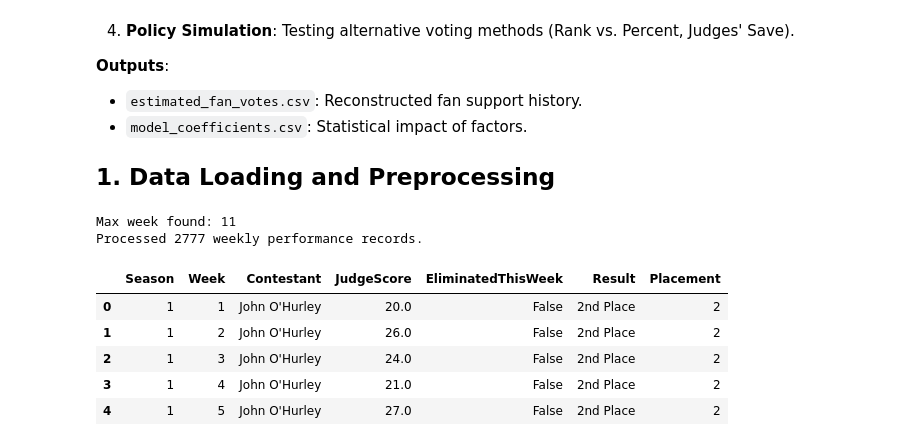
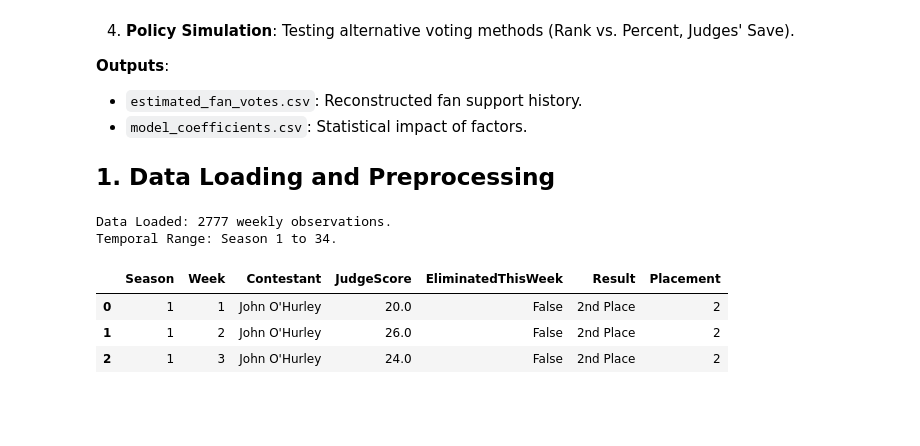
Before and after one commit to Mirakelor/Data-With-The-Stars, a Jupyter notebook: Analysis_MCM_Problem_C.ipynb, the cells around one changed output. Cells and saved outputs as stored; diff of their text form; code cells hidden in the pictures; blank space fills up the shorter version.

Commit message:
feat: new result

```diff
--- a/Analysis_MCM_Problem_C.ipynb
+++ b/Analysis_MCM_Problem_C.ipynb
@@ -20,28 +20,26 @@ import matplotlib.pyplot as plt
 import seaborn as sns
 from scipy.stats import rankdata
 import re
-from typing import Iterable, List, Optional, Tuple
+from typing import Iterable, List, Optional, Tuple, Dict
 import statsmodels.api as sm
 import sklearn.preprocessing as preprocessing
 import warnings
 
+# Suppress warnings for cleaner output
 warnings.filterwarnings('ignore')
 
-# --- Data Loading and Helper Functions ---
+# --- DATA PREPROCESSING & STANDARDIZATION ---
 
 WEEK_SCORE_PATTERN = re.compile(r"^week(\d+)_judge(\d+)_score$")
 
 def load_raw_data(file_path: str) -> pd.DataFrame:
-    """Load the raw COMAP dataset from a CSV file."""
+    """Load the raw dataset."""
     return pd.read_csv(file_path)
 
 def parse_elimination_week(result_str: object) -> Optional[object]:
     """
-    Parse the elimination week from the 'results' field.
-    Returns:
-        - int week number if the contestant was eliminated in a specific week
-        - 'Final' if the contestant reached the finals
-        - None if no reliable information is present
+    Parses the elimination week from the result string.
+    Returns the week number (int) or 'Final' (str).
     """
     if pd.isna(result_str):
         return None
@@ -54,6 +52,7 @@ def parse_elimination_week(result_str: object) -> Optional[object]:
     return None
 
 def _week_numbers_from_columns(columns: Iterable[str]) -> List[int]:
+    """Extracts all unique week numbers present in the column headers."""
     week_numbers = set()
     for col in columns:
         match = WEEK_SCORE_PATTERN.match(col)
@@ -62,24 +61,25 @@ def _week_numbers_from_columns(columns: Iterable[str]) -> List[int]:
     return sorted(week_numbers)
 
 def _score_columns_for_week(columns: Iterable[str], week: int) -> List[str]:
+    """Returns column names corresponding to a specific week."""
     prefix = f"week{week}_"
     return [c for c in columns if c.startswith(prefix) and c.endswith("_score")]
 
 def _sum_week_scores(row: pd.Series, score_cols: List[str]) -> Optional[float]:
+    """Calculates the aggregate judge score for a given week."""
     if not score_cols:
         return None
     values = pd.to_numeric(row[score_cols], errors="coerce")
     if values.isna().all():
         return None
-    total = float(values.fillna(0).sum())
-    return total
+    return float(values.fillna(0).sum())
 
 def compute_weekly_scores(df: pd.DataFrame) -> pd.DataFrame:
     """
-    Construct a long-form table of weekly performance records.
+    Transforms the raw wide-format data into a standard long-format temporal dataset.
 
-    Output columns:
-        - Season, Week, Contestant, JudgeScore, EliminatedThisWeek, Result, Placement
+    Returns:
+        pd.DataFrame: Contains [Season, Week, Contestant, JudgeScore, EliminatedThisWeek, Result, Placement]
     """
     week_numbers = _week_numbers_from_columns(df.columns)
     records = []
@@ -88,44 +88,41 @@ def compute_weekly_scores(df: pd.DataFrame) -> pd.DataFrame:
         contestant = row["celebrity_name"]
         season = row["season"]
         elim_week = parse_elimination_week(row["results"])
 
         for week in week_numbers:
             score_cols = _score_columns_for_week(df.columns, week)
             total_score = _sum_week_scores(row, score_cols)
+
+            # Filter out weeks where the contestant did not compete
             if total_score is None or total_score <= 0:
                 continue
 
             records.append(
                 {
-                    "Season": season,
-                    "Week": week,
+                    "Season": int(season),
+                    "Week": int(week),
                     "Contestant": contestant,
                     "JudgeScore": total_score,
-                    "EliminatedThisWeek": elim_week == week,
+                    "EliminatedThisWeek": (elim_week == week),
                     "Result": row.get("results", None),
                     "Placement": row.get("placement", None),
                 }
             )
 
     return pd.DataFrame(records)
 
-# --- End Helpers ---
-
-# Data ingestion and standardized weekly aggregation
+# Execute Data Ingestion
 file_path = '2026_MCM_Problem_C_Data.csv'
 df = load_raw_data(file_path)
 df_weekly = compute_weekly_scores(df)
 
-max_week_num = df_weekly['Week'].max()
-print(f"Max week found: {max_week_num}")
-print(f"Processed {len(df_weekly)} weekly performance records.")
-display(df_weekly.head())
+print(f"Data Loaded: {len(df_weekly)} weekly observations.")
+print(f"Temporal Range: Season {df_weekly['Season'].min()} to {df_weekly['Season'].max()}.")
+display(df_weekly.head(3))
 # %% [output]
-Max week found: 11
-Processed 2777 weekly performance records.
+Data Loaded: 2777 weekly observations.
+Temporal Range: Season 1 to 34.
 |  | Season | Week | Contestant | JudgeScore | EliminatedThisWeek | Result | Placement |
 | 0 | 1 | 1 | John O'Hurley | 20.0 | False | 2nd Place | 2 |
 | 1 | 1 | 2 | John O'Hurley | 26.0 | False | 2nd Place | 2 |
 | 2 | 1 | 3 | John O'Hurley | 24.0 | False | 2nd Place | 2 |
-| 3 | 1 | 4 | John O'Hurley | 21.0 | False | 2nd Place | 2 |
-| 4 | 1 | 5 | John O'Hurley | 27.0 | False | 2nd Place | 2 |
```
Also changed, not shown: parts of 20 cells of this notebook, 3 other files.
